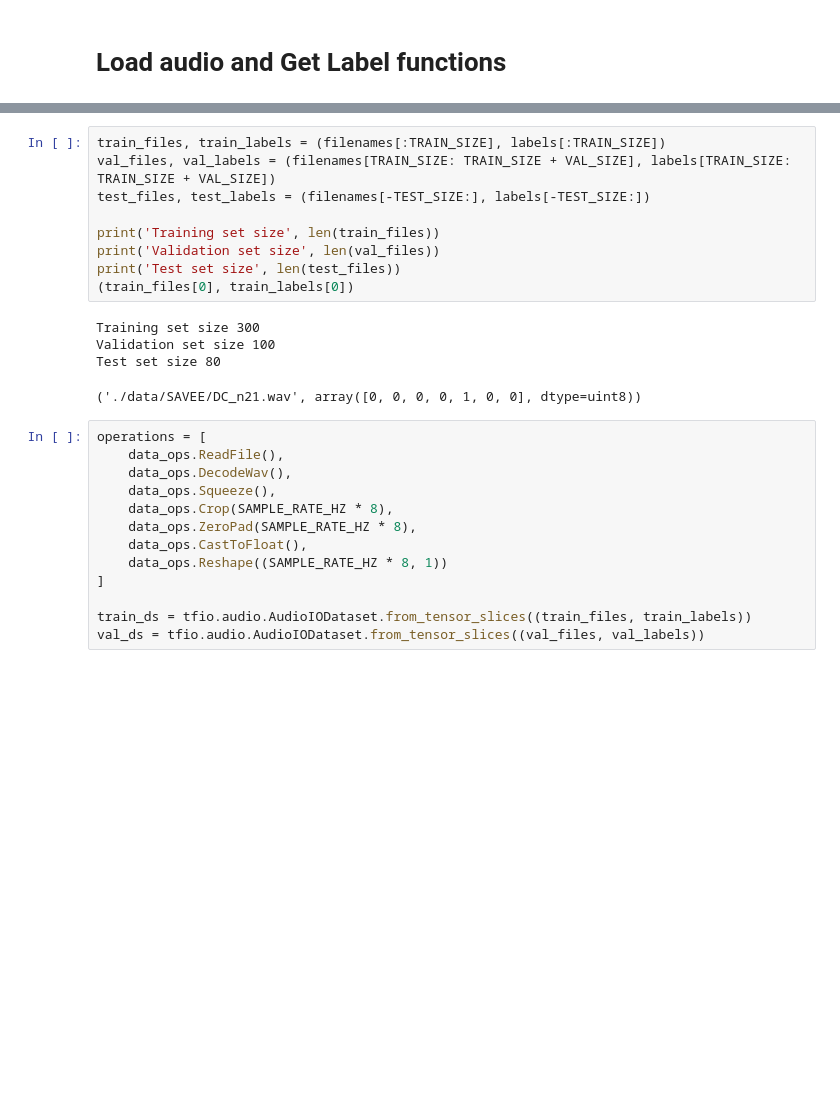
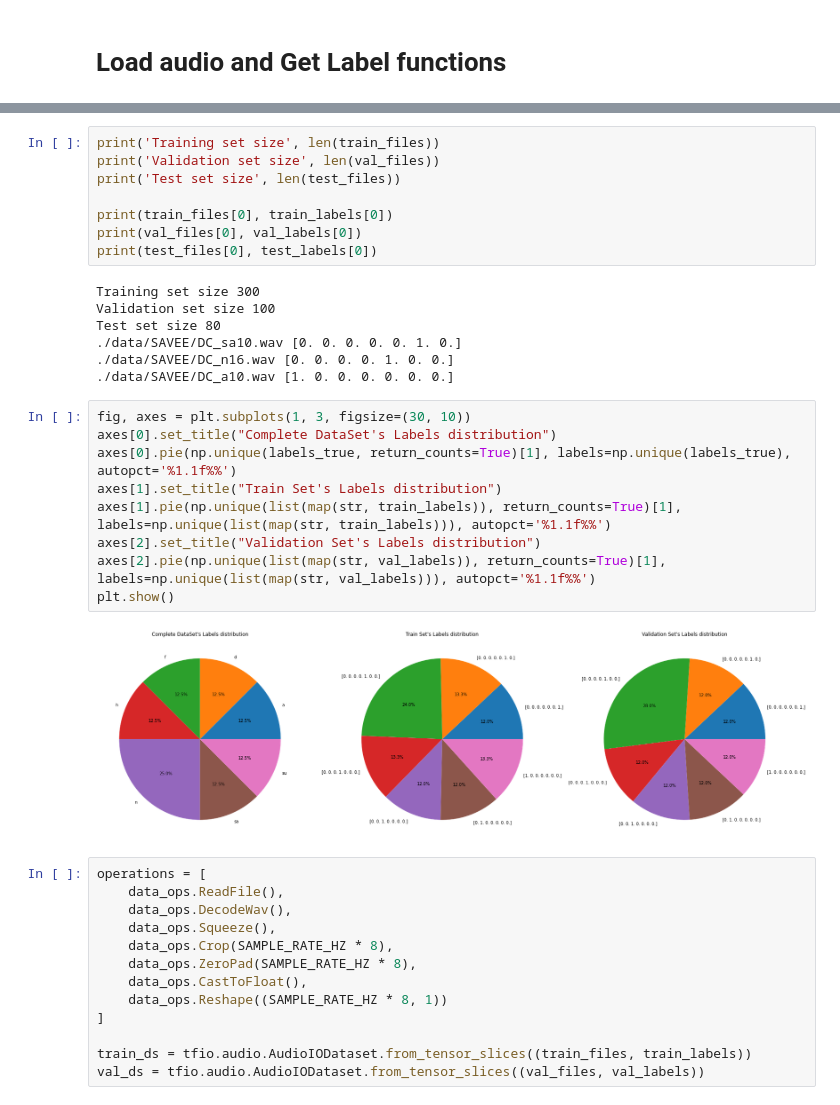
Before and after one commit to alejack9/Speech-Emotion-Recognition, a Jupyter notebook: Paper/paper.ipynb, the cells around one changed output, grey strips where cells are left out. Saved outputs shown, nothing was run; the diff lists cells and outputs as text; blank space fills up the shorter version.

```diff
--- a/Paper/paper.ipynb
+++ b/Paper/paper.ipynb
@@ -55,17 +114,29 @@ labels = pd.get_dummies(list(map(get_label, filenames))).to_numpy()
 # %%
-train_files, train_labels = (filenames[:TRAIN_SIZE], labels[:TRAIN_SIZE])
-val_files, val_labels = (filenames[TRAIN_SIZE: TRAIN_SIZE + VAL_SIZE], labels[TRAIN_SIZE: TRAIN_SIZE + VAL_SIZE])
-test_files, test_labels = (filenames[-TEST_SIZE:], labels[-TEST_SIZE:])
-
 print('Training set size', len(train_files))
 print('Validation set size', len(val_files))
 print('Test set size', len(test_files))
-(train_files[0], train_labels[0])
+
+print(train_files[0], train_labels[0])
+print(val_files[0], val_labels[0])
+print(test_files[0], test_labels[0])
 # %% [output]
 Training set size 300
 Validation set size 100
 Test set size 80
+./data/SAVEE/DC_sa10.wav [0. 0. 0. 0. 0. 1. 0.]
+./data/SAVEE/DC_n16.wav [0. 0. 0. 0. 1. 0. 0.]
+./data/SAVEE/DC_a10.wav [1. 0. 0. 0. 0. 0. 0.]
-('./data/SAVEE/DC_n21.wav', array([0, 0, 0, 0, 1, 0, 0], dtype=uint8))
+# %%
+fig, axes = plt.subplots(1, 3, figsize=(30, 10))
+axes[0].set_title("Complete DataSet's Labels distribution")
+axes[0].pie(np.unique(labels_true, return_counts=True)[1], labels=np.unique(labels_true), autopct='%1.1f%%')
+axes[1].set_title("Train Set's Labels distribution")
+axes[1].pie(np.unique(list(map(str, train_labels)), return_counts=True)[1], labels=np.unique(list(map(str, train_labels))), autopct='%1.1f%%')
+axes[2].set_title("Validation Set's Labels distribution")
+axes[2].pie(np.unique(list(map(str, val_labels)), return_counts=True)[1], labels=np.unique(list(map(str, val_labels))), autopct='%1.1f%%')
+plt.show()
+# %% [output]
+[figure, added]
 # %%
 operations = [
     data_ops.ReadFile(),
```
Also changed, not shown: parts of 18 cells of this notebook, 1 other file.
